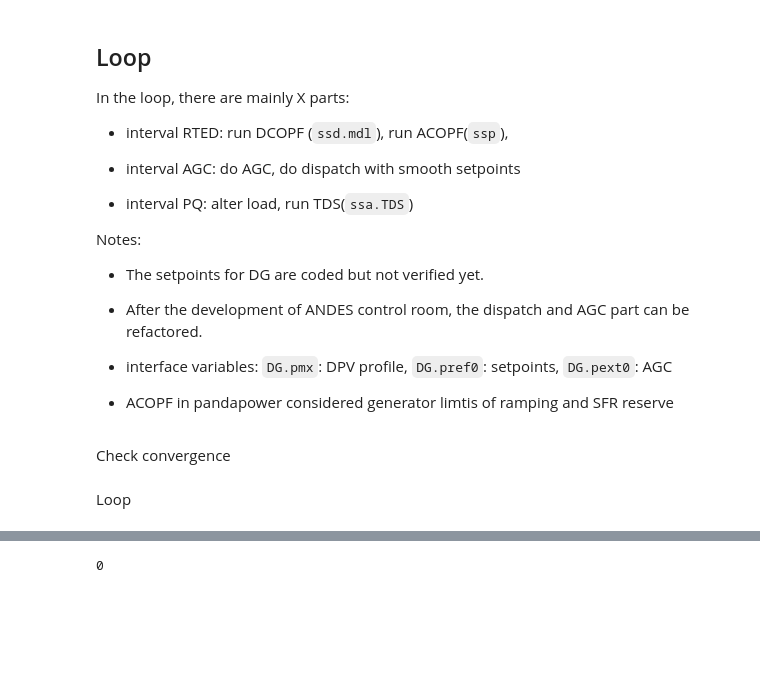
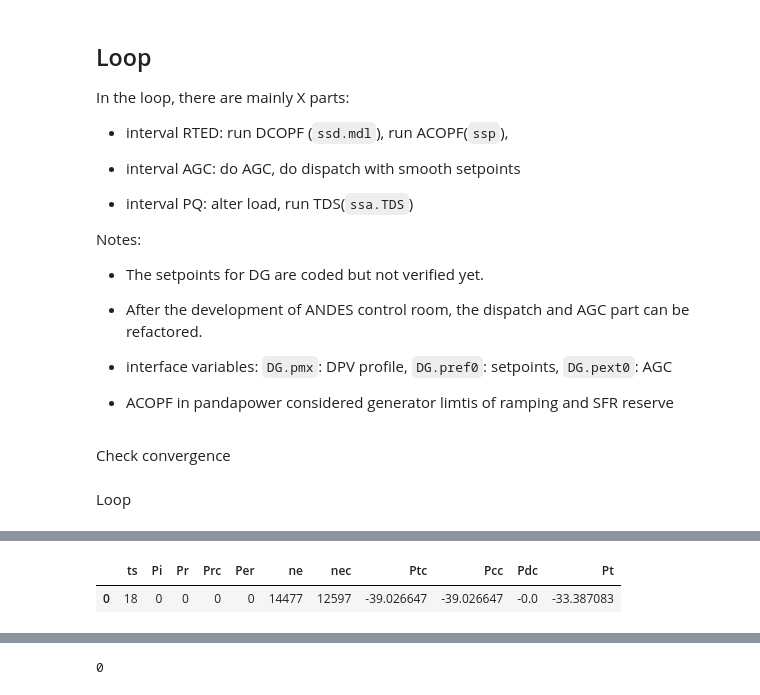
Before and after one commit to jinningwang/andes, a Jupyter notebook: jwang/notes/cosim_ev_F2_ict_test.ipynb, the cells around one changed output, grey strips where cells are left out. Saved outputs shown, nothing was run; the diff lists cells and outputs as text; code cells hidden in the pictures; blank space fills up the shorter version.

```diff
--- a/jwang/notes/cosim_ev_F2_ict_test.ipynb
+++ b/jwang/notes/cosim_ev_F2_ict_test.ipynb
@@ -228,3 +227,8 @@ SyntaxError: invalid syntax (1890325139.py, line 13)
 #         is_test=False, disable=True)
 
 # sse.plot_agc()
+# %%
+sse.tsd
+# %% [output]
+|  | ts | Pi | Pr | Prc | Per | ne | nec | Ptc | Pcc | Pdc | Pt |
+| 0 | 18 | 0 | 0 | 0 | 0 | 14477 | 12597 | -39.026647 | -39.026647 | -0.0 | -33.387083 |
```
Also changed, not shown: parts of 18 cells of this notebook, 29 other files.
